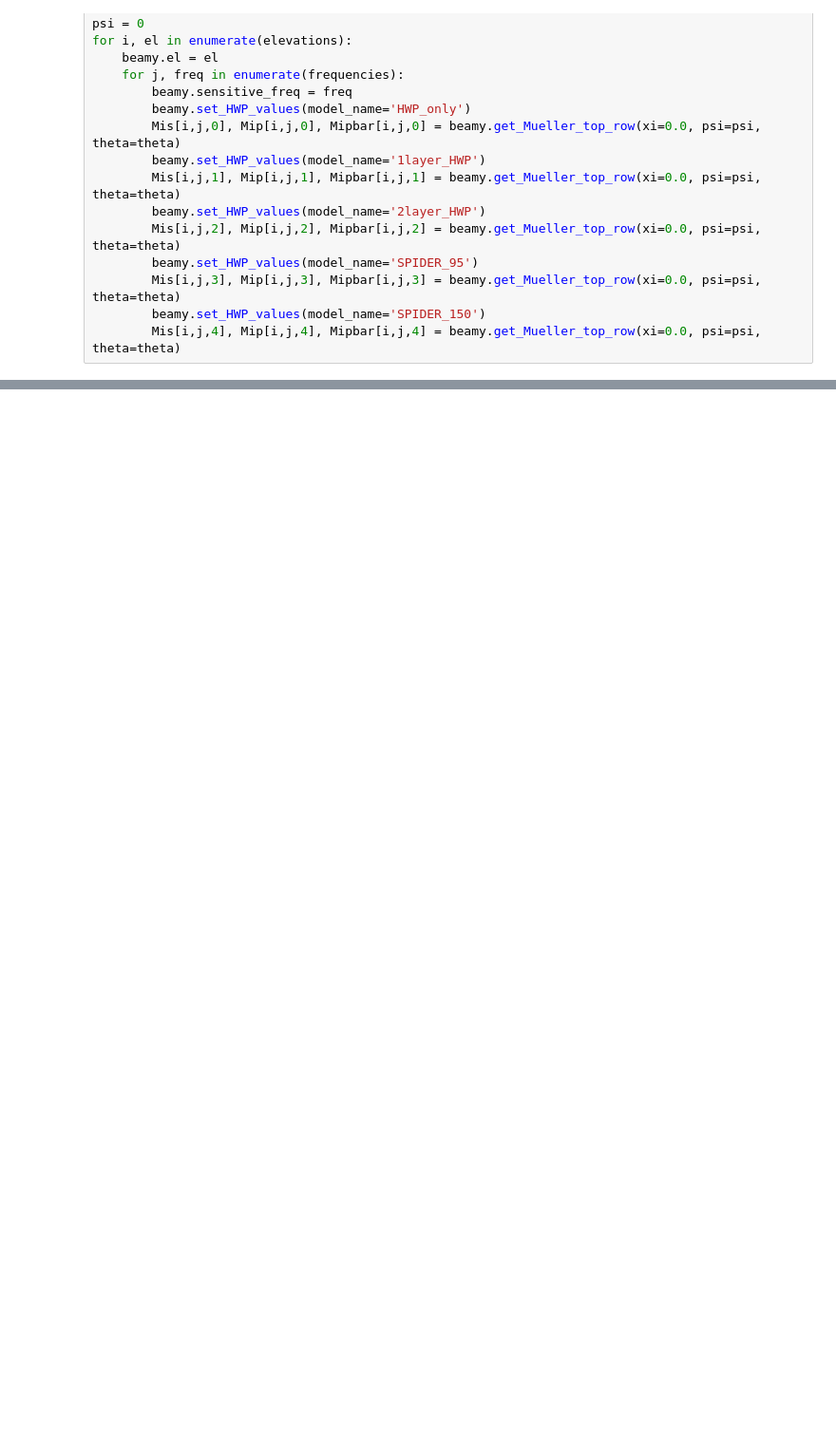
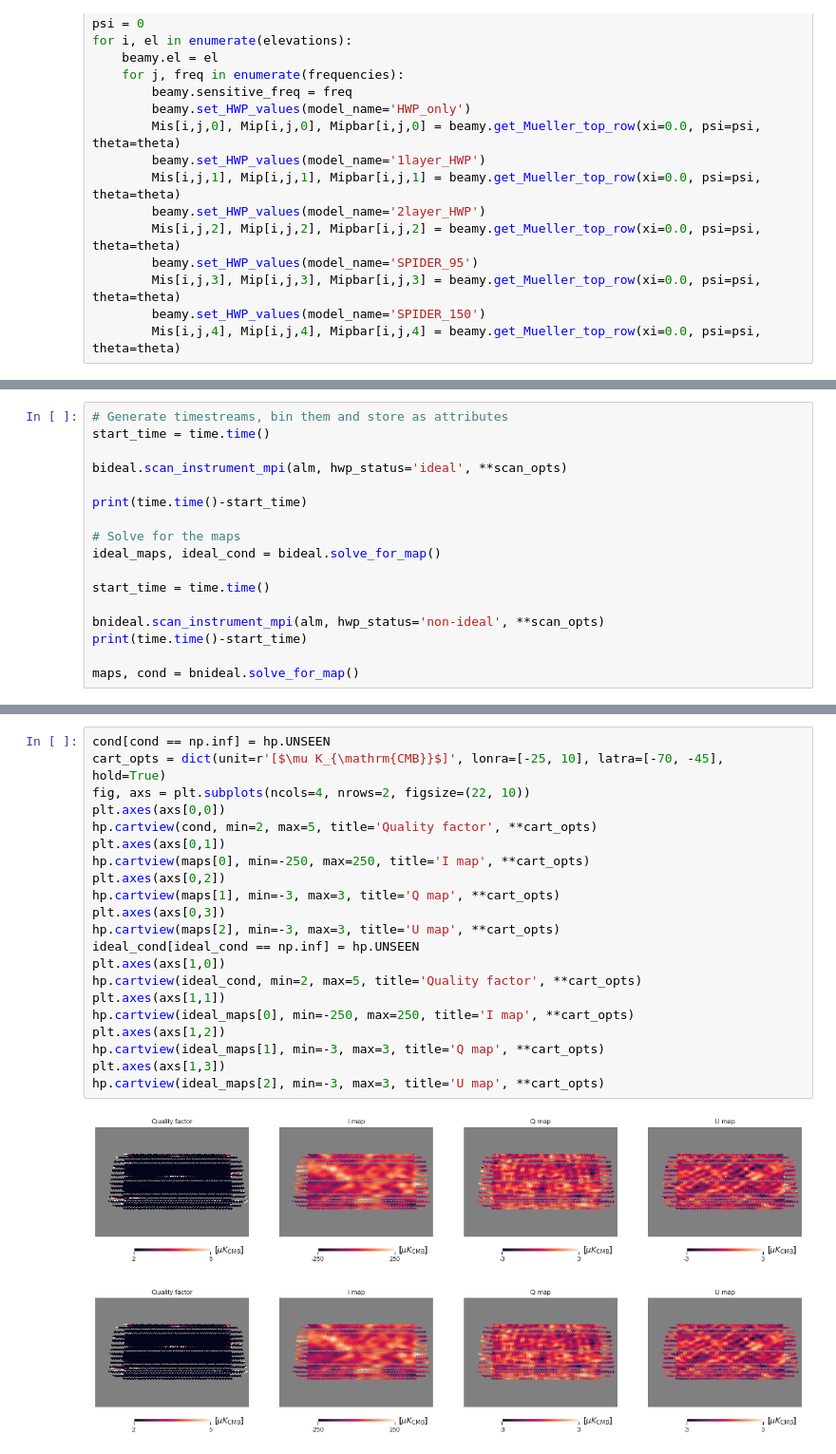
Before and after one commit to AdriJD/beamconv, a Jupyter notebook: notebooks/HWP_Class_tests.ipynb, the cells around one changed output, grey strips where cells are left out. Shown: that part at 95% size. Drawn from its saved outputs; the diff is of its cells as text; blank space fills up the shorter version.

```diff
--- a/notebooks/HWP_Class_tests.ipynb
+++ b/notebooks/HWP_Class_tests.ipynb
@@ -242,0 +436,17 @@ plt.colorbar(ul, ax=axes[2,0])
+# %%
+# Generate timestreams, bin them and store as attributes
+start_time = time.time()
+
+bideal.scan_instrument_mpi(alm, hwp_status='ideal', **scan_opts)
+
+print(time.time()-start_time)
+
+# Solve for the maps
+ideal_maps, ideal_cond = bideal.solve_for_map()
+
+start_time = time.time()
+
+bnideal.scan_instrument_mpi(alm, hwp_status='non-ideal', **scan_opts)
+print(time.time()-start_time)
+
+maps, cond = bnideal.solve_for_map()
@@ -242,0 +460,23 @@ plt.colorbar(ul, ax=axes[2,0])
+# %%
+cond[cond == np.inf] = hp.UNSEEN
+cart_opts = dict(unit=r'[$\mu K_{\mathrm{CMB}}$]', lonra=[-25, 10], latra=[-70, -45], hold=True)
+fig, axs = plt.subplots(ncols=4, nrows=2, figsize=(22, 10))
+plt.axes(axs[0,0])
+hp.cartview(cond, min=2, max=5, title='Quality factor', **cart_opts)
+plt.axes(axs[0,1])
+hp.cartview(maps[0], min=-250, max=250, title='I map', **cart_opts)
+plt.axes(axs[0,2])
+hp.cartview(maps[1], min=-3, max=3, title='Q map', **cart_opts)
+plt.axes(axs[0,3])
+hp.cartview(maps[2], min=-3, max=3, title='U map', **cart_opts)
+ideal_cond[ideal_cond == np.inf] = hp.UNSEEN
+plt.axes(axs[1,0])
+hp.cartview(ideal_cond, min=2, max=5, title='Quality factor', **cart_opts)
+plt.axes(axs[1,1])
+hp.cartview(ideal_maps[0], min=-250, max=250, title='I map', **cart_opts)
+plt.axes(axs[1,2])
+hp.cartview(ideal_maps[1], min=-3, max=3, title='Q map', **cart_opts)
+plt.axes(axs[1,3])
+hp.cartview(ideal_maps[2], min=-3, max=3, title='U map', **cart_opts)
+# %% [output]
+[figure, added]
```
Also changed, not shown: parts of 37 cells of this notebook.
